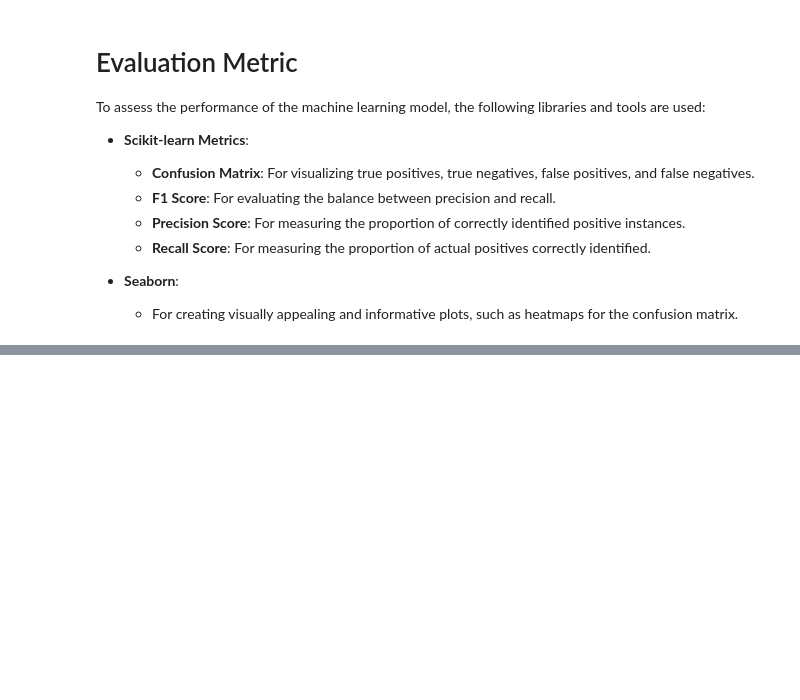
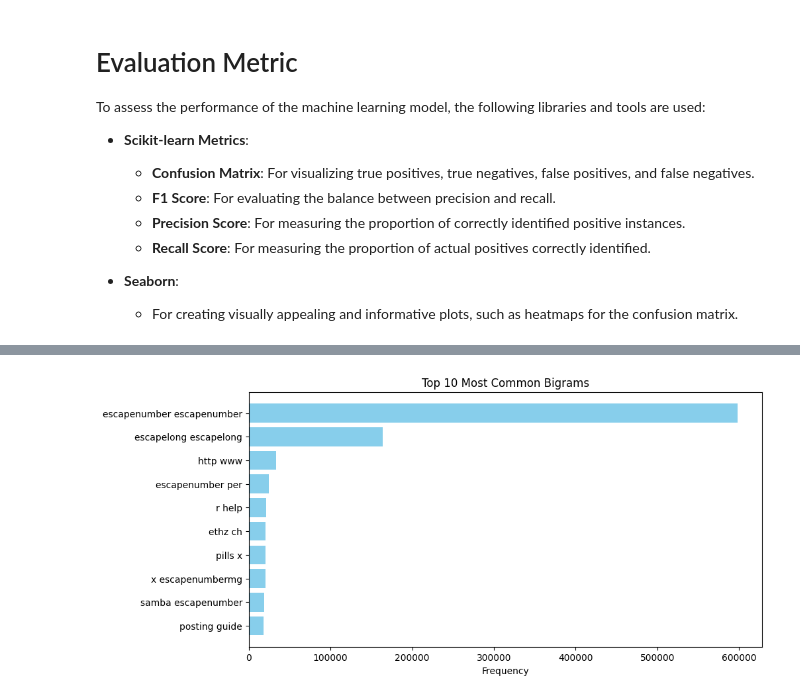
Before and after one commit to sergio11/spam_email_classifier_lstm, a Jupyter notebook: Spam_Email_Classification.ipynb, the cells around one changed output, grey strips where cells are left out. Saved outputs shown, nothing was run; the diff lists cells and outputs as text; code cells hidden in the pictures; blank space fills up the shorter version.

```diff
--- a/Spam_Email_Classification.ipynb
+++ b/Spam_Email_Classification.ipynb
@@ -132,0 +377,32 @@ import seaborn as sns
+# %%
+# Extract n-grams from text
+def generate_ngrams(text, n=2):
+    # Split the text into words
+    words = text.split()
+    # Ensure that there is no enough words
+    if len(words) >= n:
+        return [' '.join(grams) for grams in ngrams(words, n)]
+    else:
+        return []
+
+# Convert bigrams
+df['bigrams'] = df['text'].apply(lambda x: generate_ngrams(x, n=2))
+
+# count the frequencies
+bigram_counts = Counter([bigram for sublist in df['bigrams'] for bigram in sublist])
+
+# Get the most common bigrams
+most_common_bigrams = bigram_counts.most_common(10)
+
+# Convert to DataFrame for visualization
+bigrams_df = pd.DataFrame(most_common_bigrams, columns=['Bigram', 'Frequency'])
+
+# Plot the most common bigrams
+plt.figure(figsize=(10, 5))
+plt.barh(bigrams_df['Bigram'], bigrams_df['Frequency'], color='skyblue')
+plt.xlabel('Frequency')
+plt.title('Top 10 Most Common Bigrams')
+plt.gca().invert_yaxis()  # Display the highest count at the top
+plt.show()
+# %% [output]
+[figure, added]
```
Also changed, not shown: parts of 29 cells of this notebook.
